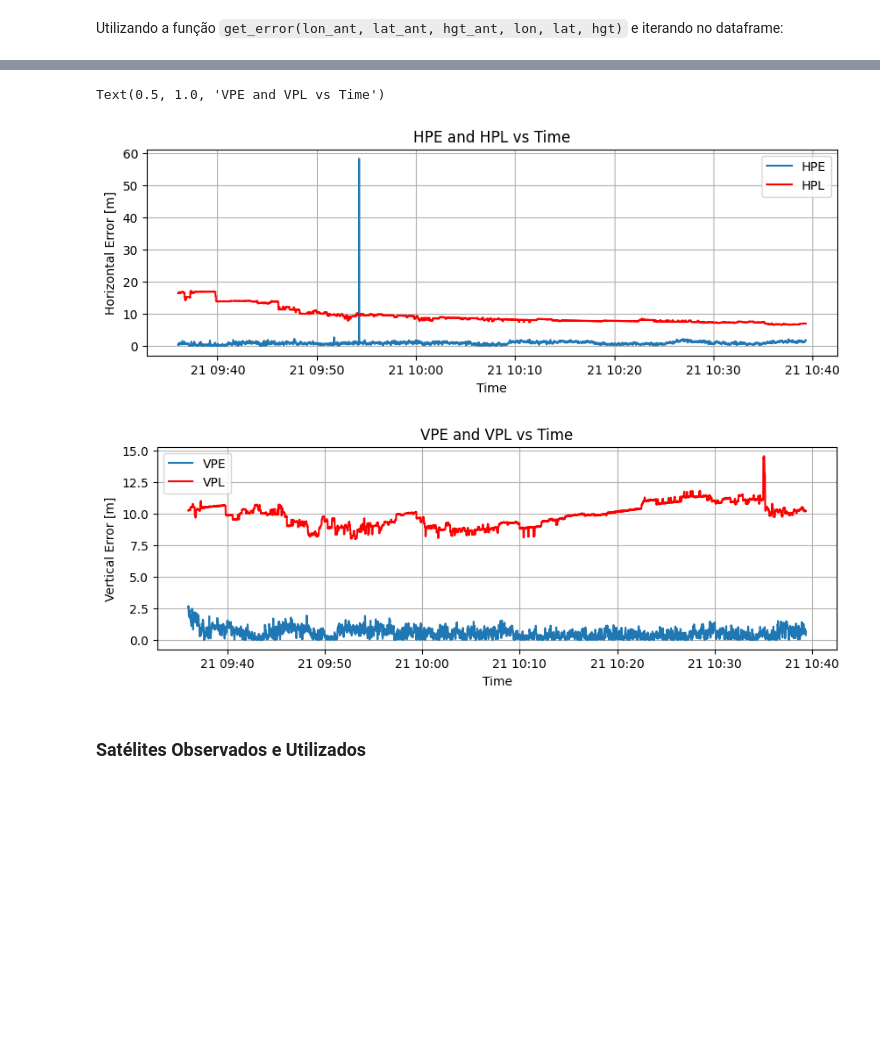
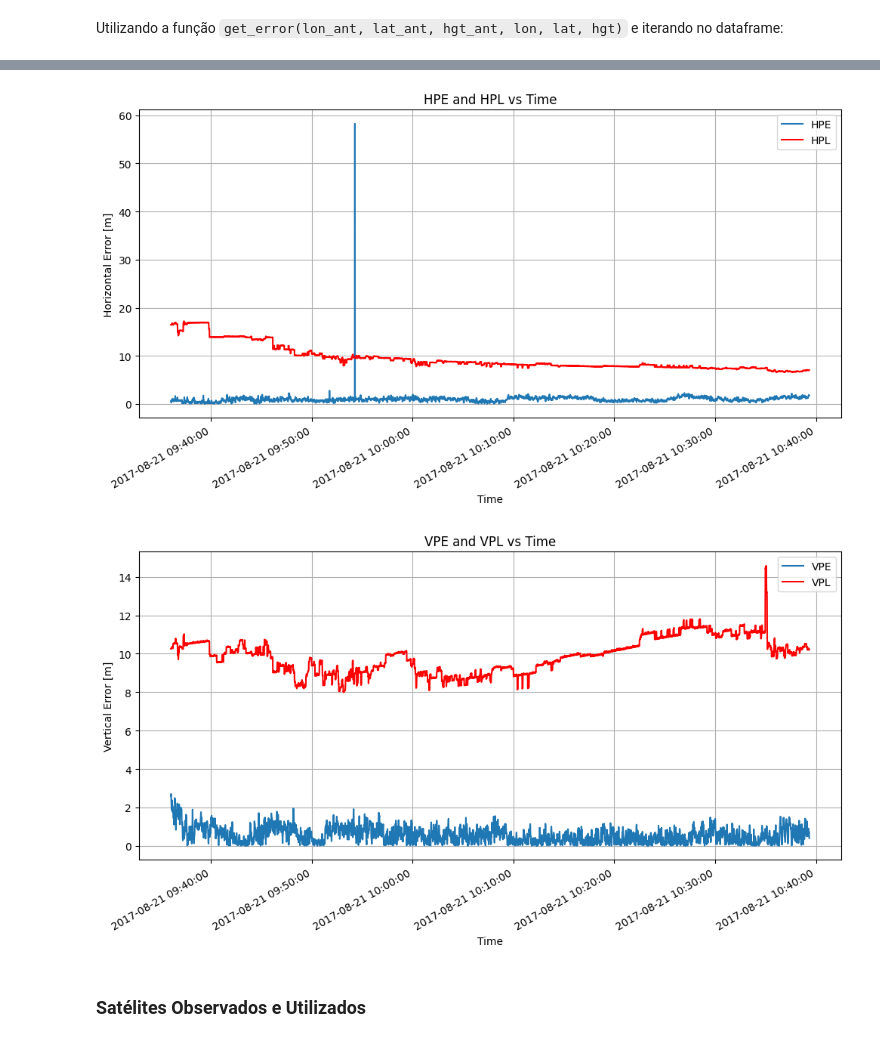
Before and after one commit to Gabri-SF/EV-Trabalho-Experimental, a Jupyter notebook: docs/A-Notebook.ipynb, the cells around one changed output, grey strips where cells are left out. Drawn from its saved outputs; the diff is of its cells as text; code cells hidden in the pictures; blank space fills up the shorter version.

```diff
--- a/docs/A-Notebook.ipynb
+++ b/docs/A-Notebook.ipynb
@@ -234,8 +277,8 @@ df = pd.read_csv("EV_2026-A24.txt" , sep = ";")
 # Extração de variáveis
 RX_TOM = np.array(df["RX_TOM"])            # Receiver time of measurement
 RX_WEEK = np.array(df["RX_WEEK"])          # GPS week number
-NSV_LOCK = np.array(df["NSV_LOCK"])       # Number of satellites available
-NSV_USED = np.array(df["NSV_USED"])       # Number of satellites used
+NSV_LOCK = np.array(df["NSV_LOCK"])        # Number of satellites available
+NSV_USED = np.array(df["NSV_USED"])        # Number of satellites used
 NS_HPL = np.array(df["NS_HPL"] )           # Horizontal Protection Level
 NS_VPL = np.array(df["NS_VPL"] )           # Vertical Protection Level
 NS_LAT = np.array(df["NS_LAT"] )           # EGNOS latitude
@@ -246,9 +289,9 @@ REF_LON = np.array(df["REF_LON"])          # Reference longitude
 REF_ALT = np.array(df["REF_ALT"])          # Reference altitude
 
 
-HPE, VPE = map(list, zip(*[
-    get_error(10, REF_LON[i], REF_LAT[i], REF_ALT[i],
-              NS_LON[i], NS_LAT[i], NS_ALT[i])
-    for i in range(len(RX_TOM))
-]))
+#Erro Horizontal
+HPE = haversine(REF_LAT, REF_LON, NS_LAT, NS_LON)
+
+#Erro Vertical
+VPE = NS_ALT - REF_ALT
 # %% [markdown]
@@ -256,35 +306,44 @@ HPE, VPE = map(list, zip(*[
 # %%
 # Calcular a data em timestamps
 Epoch = datetime(1980 , 1 , 6)
 week_start = Epoch + timedelta ( weeks = 1963)
 timestamps = [ week_start + timedelta ( seconds = t ) for t in df["RX_TOM"]]
 
+def time_format():
+    ax=plt.gca()
+    xfmt = md.DateFormatter('%Y-%m-%d %H:%M:%S')
+    ax.xaxis.set_major_formatter(xfmt)
+    plt.gcf().autofmt_xdate()
+    return
+
+
 # Erro Plano Horizontal
-
-plt.figure(figsize=(10,3))
+plt.figure(figsize=(12,6))
 plt.plot(timestamps, HPE, label = 'HPE')
-plt.plot(timestamps, NS_HPL, color = 'r',label = 'HPL')
+plt.plot(timestamps, NS_HPL, color = 'r', label = 'HPL')
 plt.grid()
 plt.legend()
 plt.ylabel("Horizontal Error [m]")
 plt.xlabel("Time")
 plt.title('HPE and HPL vs Time')
+time_format()
+
 
 # Erro Plano Vertical
 VPE = [abs(x) for x in VPE] # Para poder comparar com o VPL
 
-plt.figure(figsize=(10,3))
+plt.figure(figsize=(12,6))
 plt.plot(timestamps, VPE, label = 'VPE')
 plt.plot(timestamps, NS_VPL, color = 'r', label = 'VPL')
 plt.grid()
 plt.legend()
 plt.ylabel("Vertical Error [m]")
 plt.xlabel("Time")
 plt.title('VPE and VPL vs Time')
+time_format()
 # %% [output]
-Text(0.5, 1.0, 'VPE and VPL vs Time')
-[figure, old version]
+[figure, new version]
-[figure, old version]
+[figure, new version]
 # %% [markdown]
 ### Satélites Observados e Utilizados
 # %%
```
Also changed, not shown: parts of 11 cells of this notebook, 1 other file.
